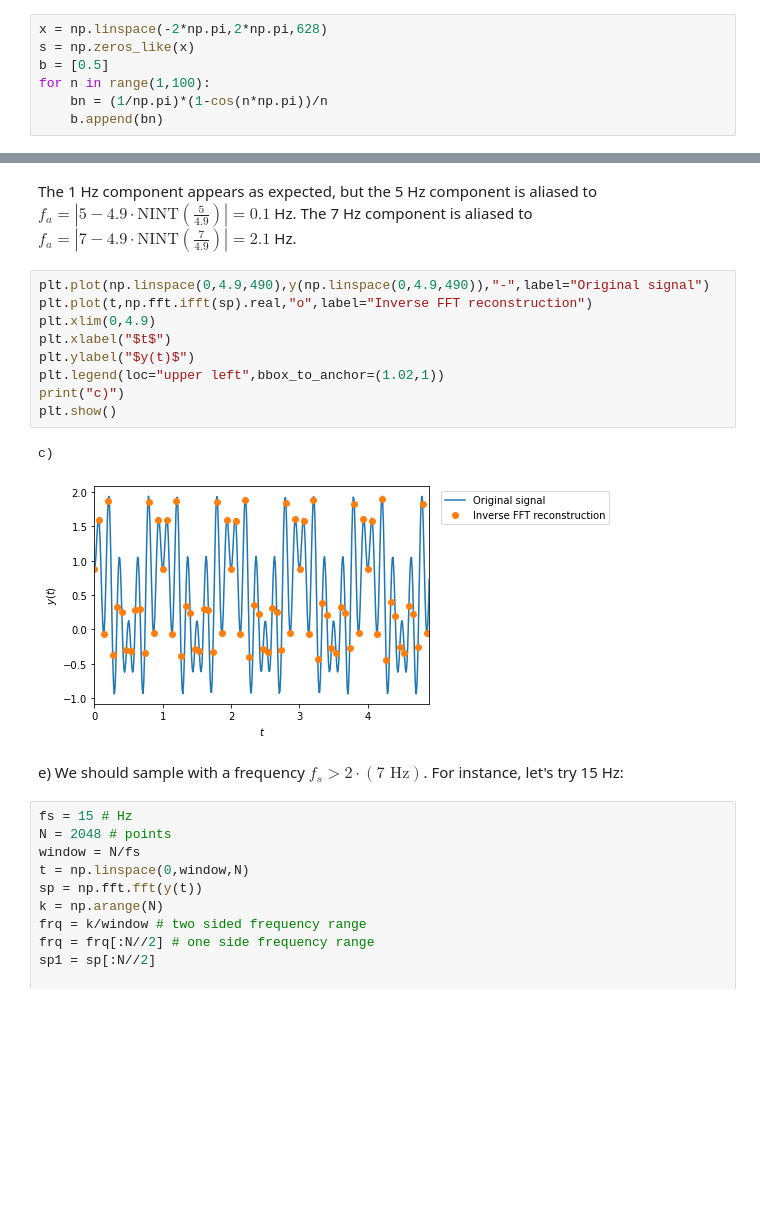
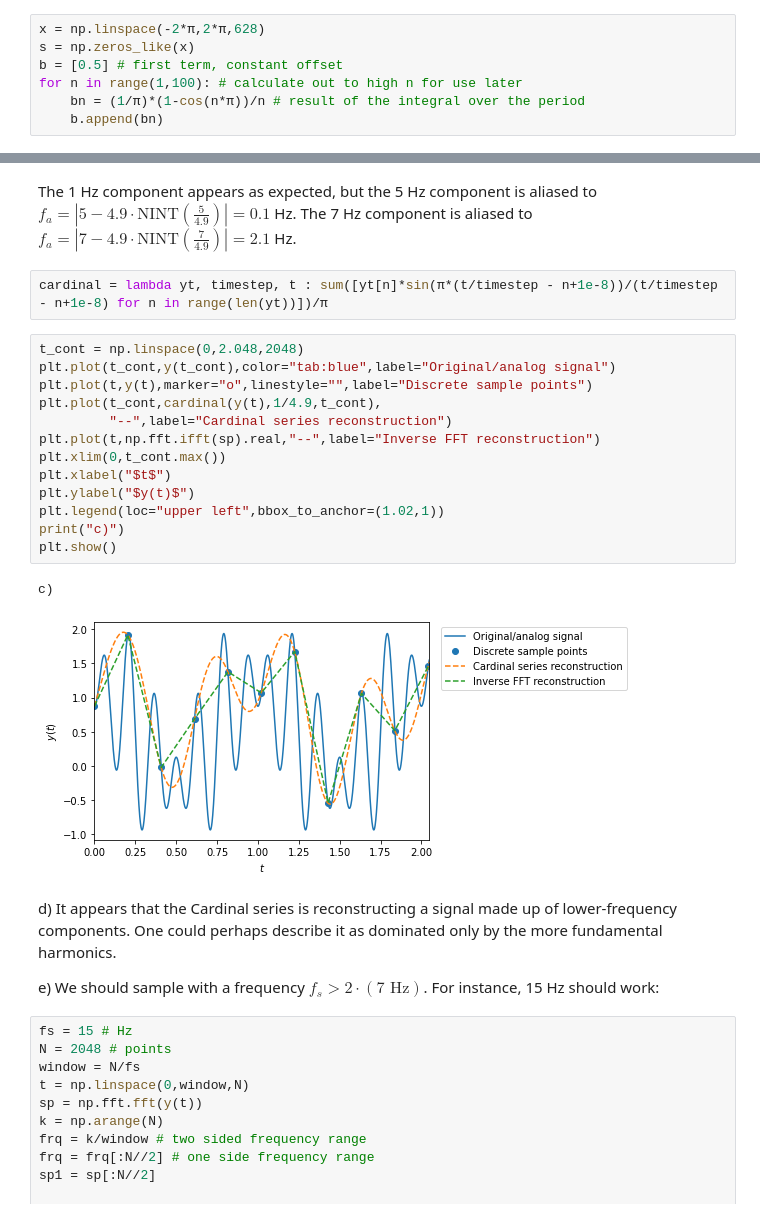
Before and after one commit to cgobat/MAE-3120, a Jupyter notebook: Homework/HW 02.ipynb, the cells around one changed output, grey strips where cells are left out. Cells and saved outputs as stored; diff of their text form; blank space fills up the shorter version.

```diff
--- a/Homework/HW 02.ipynb
+++ b/Homework/HW 02.ipynb
@@ -120,9 +127,9 @@ c) $A_0 = A_n = 0$, $B_0 = \frac{1}{2}$.
 # %%
-x = np.linspace(-2*np.pi,2*np.pi,628)
+x = np.linspace(-2*π,2*π,628)
 s = np.zeros_like(x)
-b = [0.5]
-for n in range(1,100):
-    bn = (1/np.pi)*(1-cos(n*np.pi))/n
+b = [0.5] # first term, constant offset
+for n in range(1,100): # calculate out to high n for use later
+    bn = (1/π)*(1-cos(n*π))/n # result of the integral over the period
     b.append(bn)
 # %%
 for n in range(1,9):
@@ -206,20 +213,28 @@ b)
 [figure]
 # %% [markdown]
 The 1 Hz component appears as expected, but the 5 Hz component is aliased to $f_a = \left|5-4.9\cdot\text{NINT}\left(\frac{5}{4.9}\right)\right| = 0.1$ Hz. The 7 Hz component is aliased to $f_a = \left|7-4.9\cdot\text{NINT}\left(\frac{7}{4.9}\right)\right| = 2.1$ Hz.
+# %%
+cardinal = lambda yt, timestep, t : sum([yt[n]*sin(π*(t/timestep - n+1e-8))/(t/timestep - n+1e-8) for n in range(len(yt))])/π
 # %%
-plt.plot(np.linspace(0,4.9,490),y(np.linspace(0,4.9,490)),"-",label="Original signal")
-plt.plot(t,np.fft.ifft(sp).real,"o",label="Inverse FFT reconstruction")
-plt.xlim(0,4.9)
+t_cont = np.linspace(0,2.048,2048)
+plt.plot(t_cont,y(t_cont),color="tab:blue",label="Original/analog signal")
+plt.plot(t,y(t),marker="o",linestyle="",label="Discrete sample points")
+plt.plot(t_cont,cardinal(y(t),1/4.9,t_cont),
+         "--",label="Cardinal series reconstruction")
+plt.plot(t,np.fft.ifft(sp).real,"--",label="Inverse FFT reconstruction")
+plt.xlim(0,t_cont.max())
 plt.xlabel("$t$")
 plt.ylabel("$y(t)$")
 plt.legend(loc="upper left",bbox_to_anchor=(1.02,1))
 print("c)")
 plt.show()
 # %% [output]
 c)
-[figure, old version]
+[figure, new version]
 # %% [markdown]
-e) We should sample with a frequency $f_s>2\cdot(7\text{ Hz})$. For instance, let's try 15 Hz:
+d) It appears that the Cardinal series is reconstructing a signal made up of lower-frequency components. One could perhaps describe it as dominated only by the more fundamental harmonics.
+
+e) We should sample with a frequency $f_s>2\cdot(7\text{ Hz})$. For instance, 15 Hz should work:
 # %%
 fs = 15 # Hz
 N = 2048 # points
```
Also changed, not shown: parts of 15 cells of this notebook.
